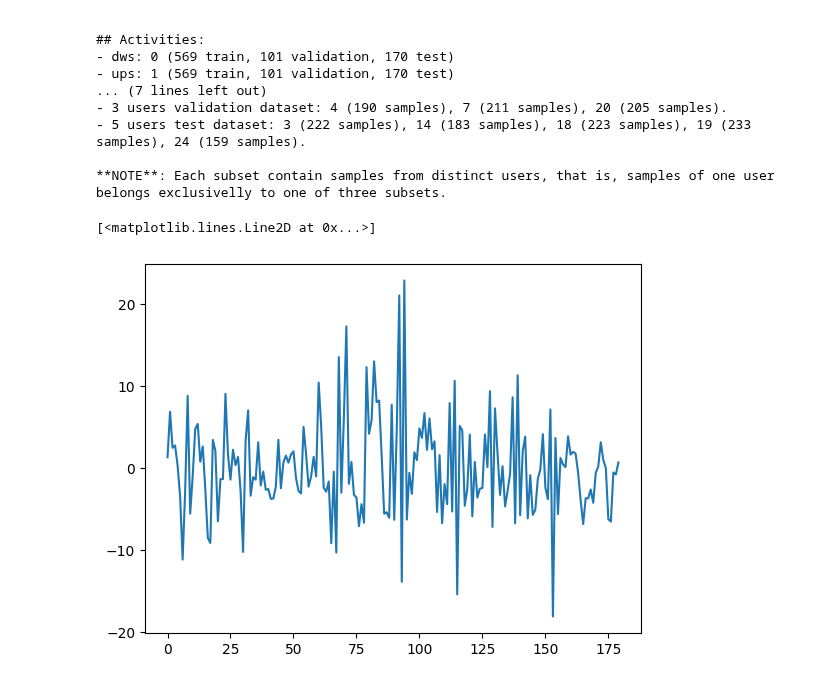
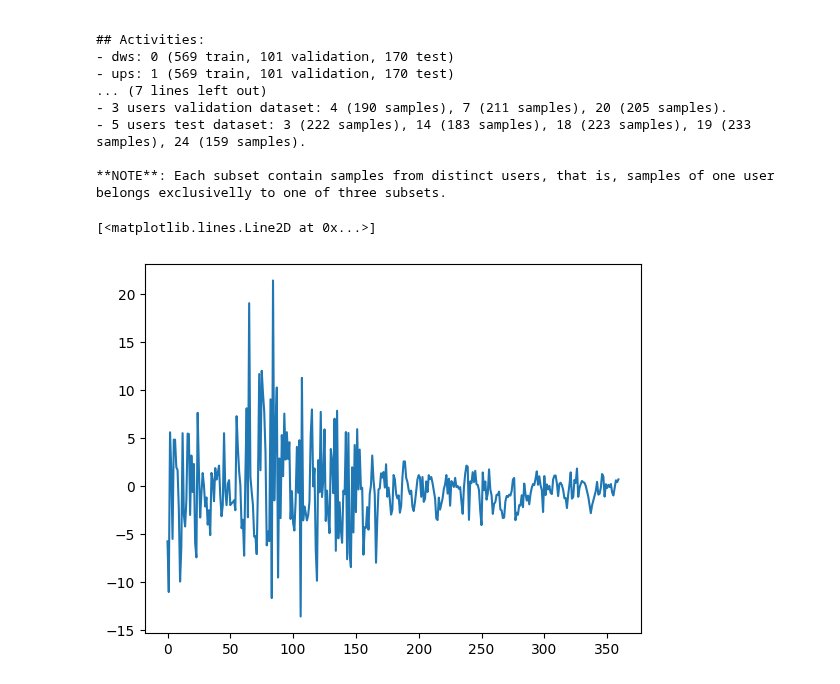
Before and after one commit to otavioon/librep-hiaac, a Jupyter notebook: notebooks/datasets_views/MotionSense/MotionSense_Resample_20Hz_9.81_acc.ipynb, the cells around one changed output. Saved outputs shown, nothing was run; the diff lists cells and outputs as text; code cells hidden in the pictures.

```diff
--- a/notebooks/datasets_views/MotionSense/MotionSense_Resample_20Hz_9.81_acc.ipynb
+++ b/notebooks/datasets_views/MotionSense/MotionSense_Resample_20Hz_9.81_acc.ipynb
@@ -26,7 +26,7 @@ from librep.transforms.resampler import SimpleResampler
 # %%
 # Path for MotionSense balanced view with the same activities (and labels numbers) as MotionSense
 # It is assumed that the directory will contain (train.csv, test.csv and validation.csv)
-motionsense_dataset_path = Path("../../../data_2/views/MotionSense/balanced_view")
+motionsense_dataset_path = Path("../../../data_2/views/MotionSense/balanced_view_20Hz_without_gravity_9.81_acc")
 # %% [markdown]
 Once paths is defined, we can load the CSV as pandas dataframes
 # %%
@@ -47,16 +47,16 @@ ms_train.head()
 # %% [markdown]
 Multiplying accelerometer by 9.81m/s²
 # %%
-for i in range(150):
-    ms_train["userAcceleration.x-{}".format(i)] = (ms_train["userAcceleration.x-{}".format(i)])*9.81
-    ms_train["userAcceleration.y-{}".format(i)] = (ms_train["userAcceleration.y-{}".format(i)])*9.81
-    ms_train["userAcceleration.z-{}".format(i)] = (ms_train["userAcceleration.z-{}".format(i)])*9.81
-    ms_validation["userAcceleration.x-{}".format(i)] = (ms_validation["userAcceleration.x-{}".format(i)])*9.81
-    ms_validation["userAcceleration.y-{}".format(i)] = (ms_validation["userAcceleration.y-{}".format(i)])*9.81
-    ms_validation["userAcceleration.z-{}".format(i)] = (ms_validation["userAcceleration.z-{}".format(i)])*9.81
-    ms_test["userAcceleration.x-{}".format(i)] = (ms_test["userAcceleration.x-{}".format(i)])*9.81
-    ms_test["userAcceleration.y-{}".format(i)] = (ms_test["userAcceleration.y-{}".format(i)])*9.81
-    ms_test["userAcceleration.z-{}".format(i)] = (ms_test["userAcceleration.z-{}".format(i)])*9.81
+# for i in range(150):
+#     ms_train["userAcceleration.x-{}".format(i)] = (ms_train["userAcceleration.x-{}".format(i)])*9.81
+#     ms_train["userAcceleration.y-{}".format(i)] = (ms_train["userAcceleration.y-{}".format(i)])*9.81
+#     ms_train["userAcceleration.z-{}".format(i)] = (ms_train["userAcceleration.z-{}".format(i)])*9.81
+#     ms_validation["userAcceleration.x-{}".format(i)] = (ms_validation["userAcceleration.x-{}".format(i)])*9.81
+#     ms_validation["userAcceleration.y-{}".format(i)] = (ms_validation["userAcceleration.y-{}".format(i)])*9.81
+#     ms_validation["userAcceleration.z-{}".format(i)] = (ms_validation["userAcceleration.z-{}".format(i)])*9.81
+#     ms_test["userAcceleration.x-{}".format(i)] = (ms_test["userAcceleration.x-{}".format(i)])*9.81
+#     ms_test["userAcceleration.y-{}".format(i)] = (ms_test["userAcceleration.y-{}".format(i)])*9.81
+#     ms_test["userAcceleration.z-{}".format(i)] = (ms_test["userAcceleration.z-{}".format(i)])*9.81
 # %% [markdown]
 ## Creating librep dataset
 # %%
@@ -157,8 +157,8 @@ columns = np.concatenate((accel_x, accel_y, accel_z, gyro_x, gyro_y, gyro_z))
 # %% [markdown]
 ### Creating the resampled dataframes
 # %%
-resampler = SimpleResampler(new_sample_size=60)
-transformer = TransformMultiModalDataset(transforms=[resampler], new_window_name_prefix="resampled-20Hz.")
+#resampler = SimpleResampler(new_sample_size=60)
+transformer = TransformMultiModalDataset(transforms=[], new_window_name_prefix="resampled-20Hz.")
 # %%
 resampled_ms_train_samples_df = pd.DataFrame(transformer(ms_train_dataset)[:][0], columns=columns)
 resampled_ms_train = pd.concat([resampled_ms_train_samples_df, ms_train.iloc[:, -5:]], axis=1)
@@ -255,7 +255,7 @@ pandas_io.save(train=resampled_ms_train, validation=resampled_ms_validation, tes
 # %%
 from matplotlib import pyplot as plt
 # %%
-plt.plot(np.array(resampled_ms_test.iloc[0,:180]))
+plt.plot(np.array(resampled_ms_test.iloc[0,:-5]))
 # %% [output]
 [<matplotlib.lines.Line2D at 0x...>]
-[figure, old version]
+[figure, new version]
```
Also changed, not shown: parts of 6 cells of this notebook, 31 other files.
